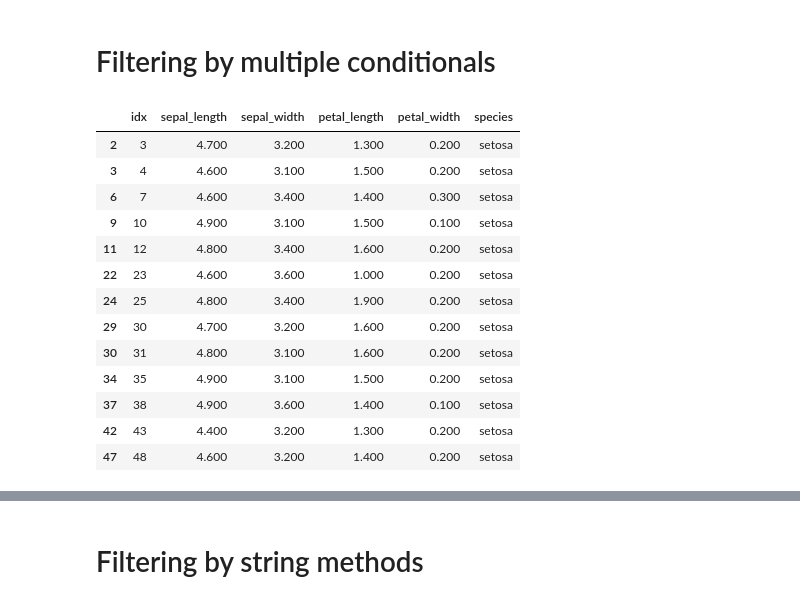
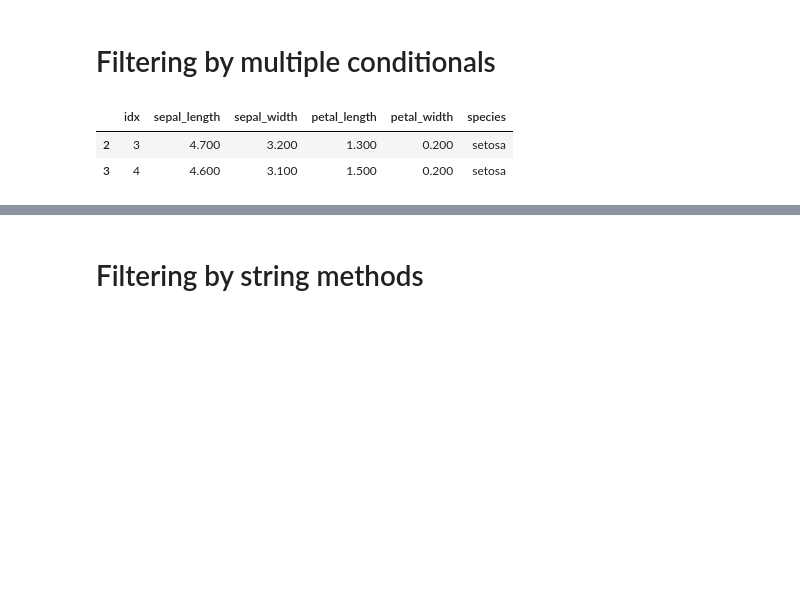
Before and after one commit to felixfan/scripts, a Jupyter notebook: python/ipynb/pandas.ipynb, the cells around one changed output, grey strips where cells are left out. Saved outputs shown, nothing was run; the diff lists cells and outputs as text; code cells hidden in the pictures; blank space fills up the shorter version.

```diff
--- a/python/ipynb/pandas.ipynb
+++ b/python/ipynb/pandas.ipynb
@@ -146,20 +116,9 @@ df[df.sepal_length < 5]
 # %% [markdown]
 # Filtering by multiple conditionals
 # %%
-df[(df.sepal_length < 5) & (df.sepal_width > 3)]
+df[(df.sepal_length < 5) & (df.sepal_width > 3)].head(2)
 # Can't use the keyword 'and'
 # %% [output]
 |  | idx | sepal_length | sepal_width | petal_length | petal_width | species |
 | 2 | 3 | 4.700 | 3.200 | 1.300 | 0.200 | setosa |
 | 3 | 4 | 4.600 | 3.100 | 1.500 | 0.200 | setosa |
-| 6 | 7 | 4.600 | 3.400 | 1.400 | 0.300 | setosa |
-| 9 | 10 | 4.900 | 3.100 | 1.500 | 0.100 | setosa |
-| 11 | 12 | 4.800 | 3.400 | 1.600 | 0.200 | setosa |
-| 22 | 23 | 4.600 | 3.600 | 1.000 | 0.200 | setosa |
-| 24 | 25 | 4.800 | 3.400 | 1.900 | 0.200 | setosa |
-| 29 | 30 | 4.700 | 3.200 | 1.600 | 0.200 | setosa |
-| 30 | 31 | 4.800 | 3.100 | 1.600 | 0.200 | setosa |
-| 34 | 35 | 4.900 | 3.100 | 1.500 | 0.200 | setosa |
-| 37 | 38 | 4.900 | 3.600 | 1.400 | 0.100 | setosa |
-| 42 | 43 | 4.400 | 3.200 | 1.300 | 0.200 | setosa |
-| 47 | 48 | 4.600 | 3.200 | 1.400 | 0.200 | setosa |
```
Also changed, not shown: parts of 24 cells of this notebook.
